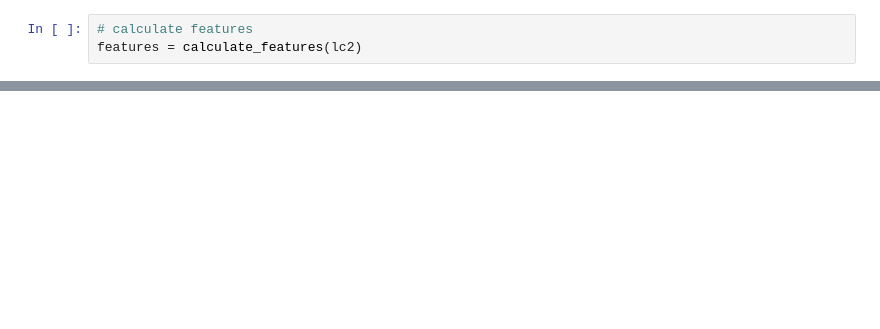
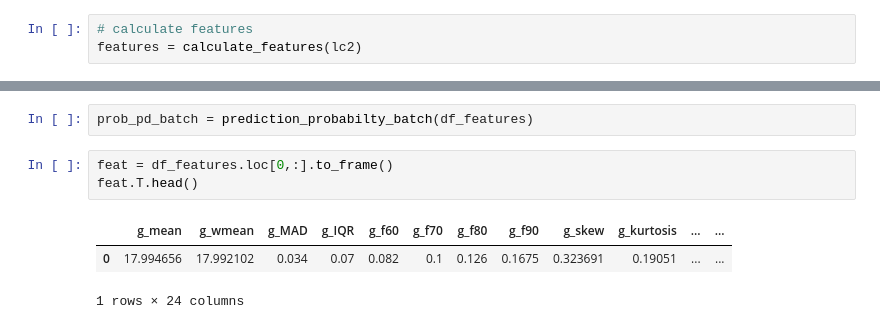
Before and after one commit to truptimr/UCSD-MLE-ZTF, a Jupyter notebook: notebooks/End-to-End-Pipeline.ipynb, the cells around one changed output, grey strips where cells are left out. Drawn from its saved outputs; the diff is of its cells as text; blank space fills up the shorter version.

```diff
--- a/notebooks/End-to-End-Pipeline.ipynb
+++ b/notebooks/End-to-End-Pipeline.ipynb
@@ -391,0 +417,9 @@ RA 0.001 Dec 62.102
+# %%
+prob_pd_batch = prediction_probabilty_batch(df_features)
+# %%
+feat = df_features.loc[0,:].to_frame()
+feat.T.head()
+# %% [output]
+|  | g_mean | g_wmean | g_MAD | g_IQR | g_f60 | g_f70 | g_f80 | g_f90 | g_skew | g_kurtosis | ... | ... |
+| 0 | 17.994656 | 17.992102 | 0.034 | 0.07 | 0.082 | 0.1 | 0.126 | 0.1675 | 0.323691 | 0.19051 | ... | ... |
+1 rows × 24 columns
```
Also changed, not shown: parts of 22 cells of this notebook, 1 other file.
